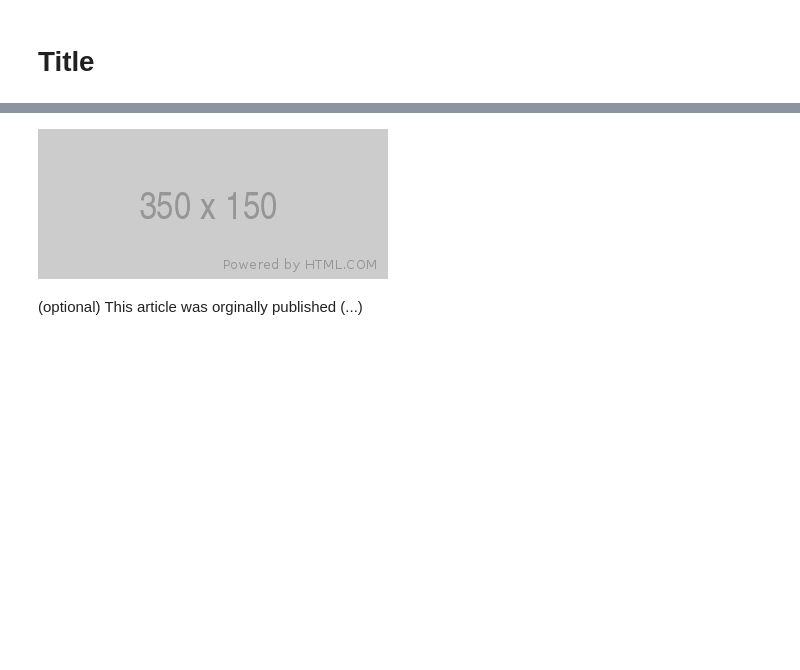
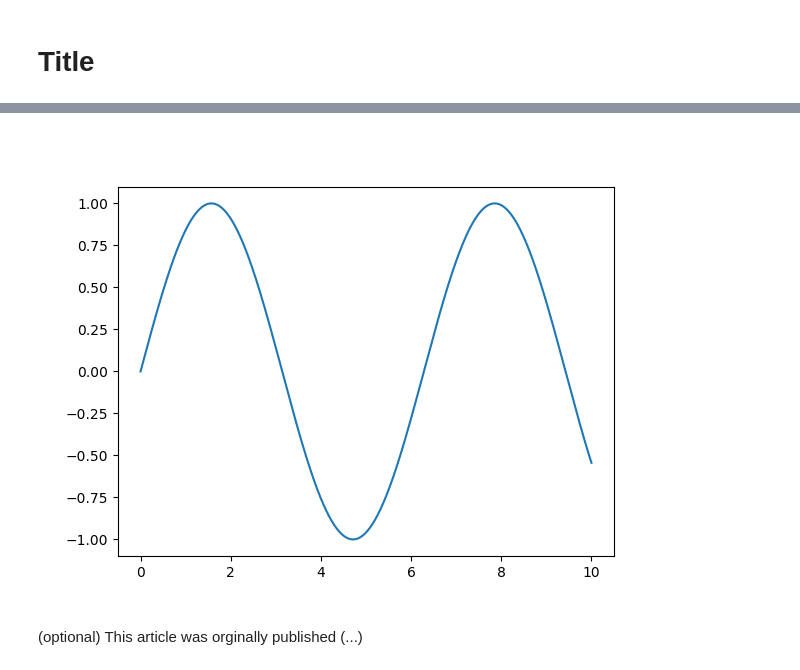
Before and after one commit to eliselavy/jupyterlite-demo, a Jupyter notebook: content/author_guideline_template.ipynb, the cells around one changed output, grey strips where cells are left out. Drawn from its saved outputs; the diff is of its cells as text; code cells hidden in the pictures; blank space fills up the shorter version.

```diff
--- a/content/author_guideline_template.ipynb
+++ b/content/author_guideline_template.ipynb
@@ -18,9 +18,9 @@ Institution
 # %%
 from IPython.display import Image, display
 
-display(Image("./media/placeholder.png"))
+display(Image("./data/matplotlib.png"))
 # %% [output]
-[figure, old version]
+[figure, new version]
 # %% [markdown]
  (optional) This article was orginally published (...)
 # %% [markdown]
```
Also changed, not shown: parts of 1 cell of this notebook.
